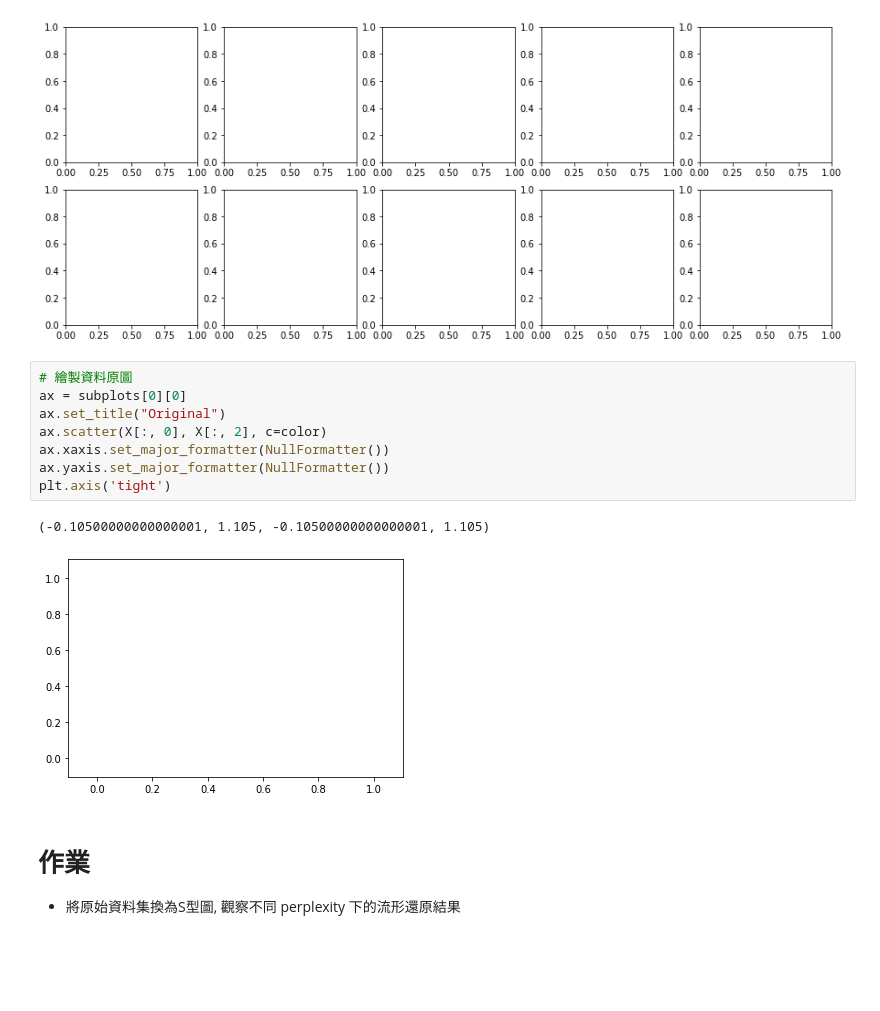
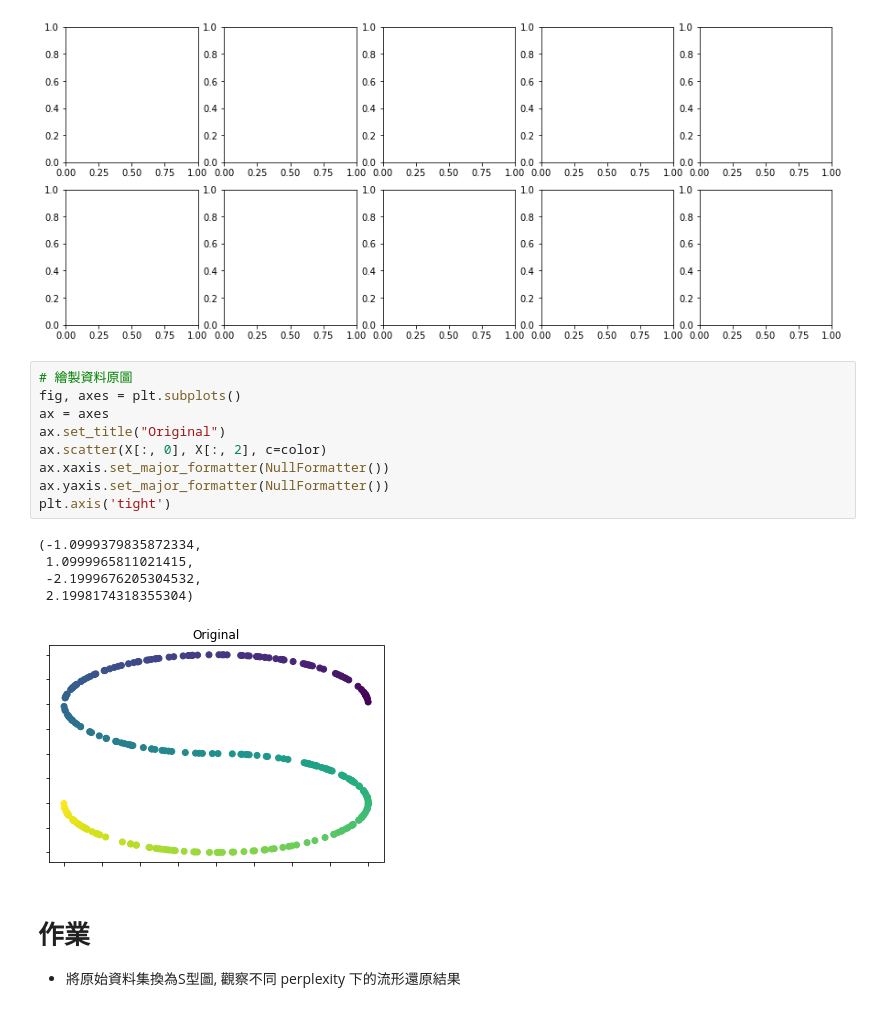
Before and after one commit to DunkLiao/4th-ML100Days, a Jupyter notebook: homework/Day_062_HW.ipynb, the cells around one changed output. Drawn from its saved outputs; the diff is of its cells as text; blank space fills up the shorter version.

```diff
--- a/homework/Day_062_HW.ipynb
+++ b/homework/Day_062_HW.ipynb
@@ -37,15 +36,19 @@ X, color = datasets.make_s_curve(n_samples, random_state=0)
 [figure]
 # %%
 # 繪製資料原圖
-ax = subplots[0][0]
+fig, axes = plt.subplots()
+ax = axes
 ax.set_title("Original")
 ax.scatter(X[:, 0], X[:, 2], c=color)
 ax.xaxis.set_major_formatter(NullFormatter())
 ax.yaxis.set_major_formatter(NullFormatter())
 plt.axis('tight')
 # %% [output]
-(-0.10500000000000001, 1.105, -0.10500000000000001, 1.105)
+(-1.0999379835872334,
+ 1.0999965811021415,
+ -2.1999676205304532,
+ 2.1998174318355304)
-[figure, old version]
+[figure, new version]
 # %% [markdown]
 # 作業
 * 將原始資料集換為S型圖, 觀察不同 perplexity 下的流形還原結果
```
Also changed, not shown: parts of 3 cells of this notebook, 1 other file.
